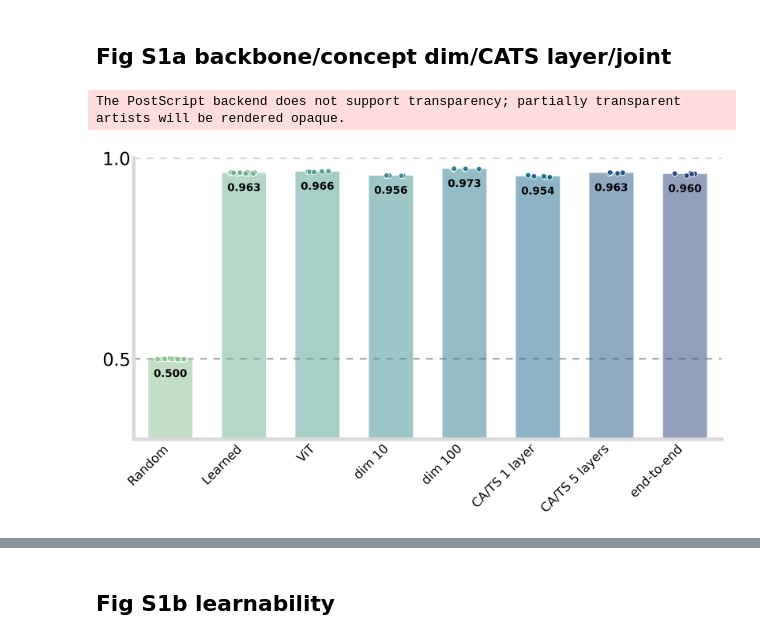
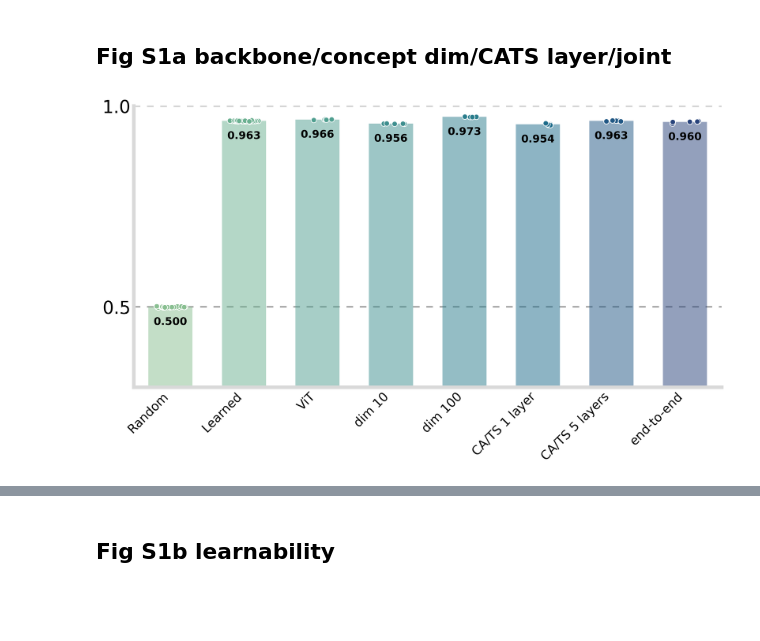
Before and after one commit to Hiroid/CATS_Net, a Jupyter notebook: B01_figures/NCS_figures.ipynb, the cells around one changed output, grey strips where cells are left out. Cells and saved outputs as stored; diff of their text form; code cells hidden in the pictures; blank space fills up the shorter version.

```diff
--- a/B01_figures/NCS_figures.ipynb
+++ b/B01_figures/NCS_figures.ipynb
@@ -1995,53 +2058,52 @@ for h in HLINES:
     ax.axhline(h, color=GREY50, ls=(0, (5, 5)), alpha=0.8, zorder=0)
 
 # Customizing the axes and ticks
 ax.set_xticks(range(len(all_groups)))
 ax.set_xticklabels(group_labels, fontsize=14, rotation=45, ha='right')
 
 # Adjust plot limits
 ax.set_xlim(-0.5, len(all_groups) - 0.5)
 ax.set_ylim(0.3, 1.0)
 
 # Removes top and right spines
 ax.spines[['right', 'top']].set_visible(False)
 
 # Style left and bottom spines
 ax.spines["left"].set_color(GREY_LIGHT)
 ax.spines["left"].set_linewidth(4)
 ax.spines["bottom"].set_color(GREY_LIGHT)
 ax.spines["bottom"].set_linewidth(4)
 
 # Style ticks
 ax.tick_params(length=0) # Removes tick marks
 ax.set_yticks(HLINES)
 ax.set_yticklabels(HLINES, size=20)
 
 # Ensure layout is tight to prevent labels from being cut off
 plt.tight_layout()
 
-# Save or show the plot
-plt.savefig(
-    os.path.join(
-        project_root,
-        "B01_figures",
-        "outputs",
-        "fig_s1a.eps"
-    ),
-    format="eps",
-    bbox_inches='tight'
-)
-plt.savefig(
-    os.path.join(
-        project_root,
-        "B01_figures",
-        "outputs",
-        "fig_s1a.png"
-    ),
-    format="png",
-    bbox_inches='tight'
-)
+# # Save or show the plot
+# plt.savefig(
+#     os.path.join(
+#         project_root,
+#         "B01_figures",
+#         "outputs",
+#         "fig_s1a.eps"
+#     ),
+#     format="eps",
+#     bbox_inches='tight'
+# )
+# plt.savefig(
+#     os.path.join(
+#         project_root,
+#         "B01_figures",
+#         "outputs",
+#         "fig_s1a.png"
+#     ),
+#     format="png",
+#     bbox_inches='tight'
+# )
 
 plt.show()
 # %% [output]
-The PostScript backend does not support transparency; partially transparent artists will be rendered opaque.
-[figure, old version]
+[figure, new version]
```
Also changed, not shown: parts of 10 cells of this notebook.
